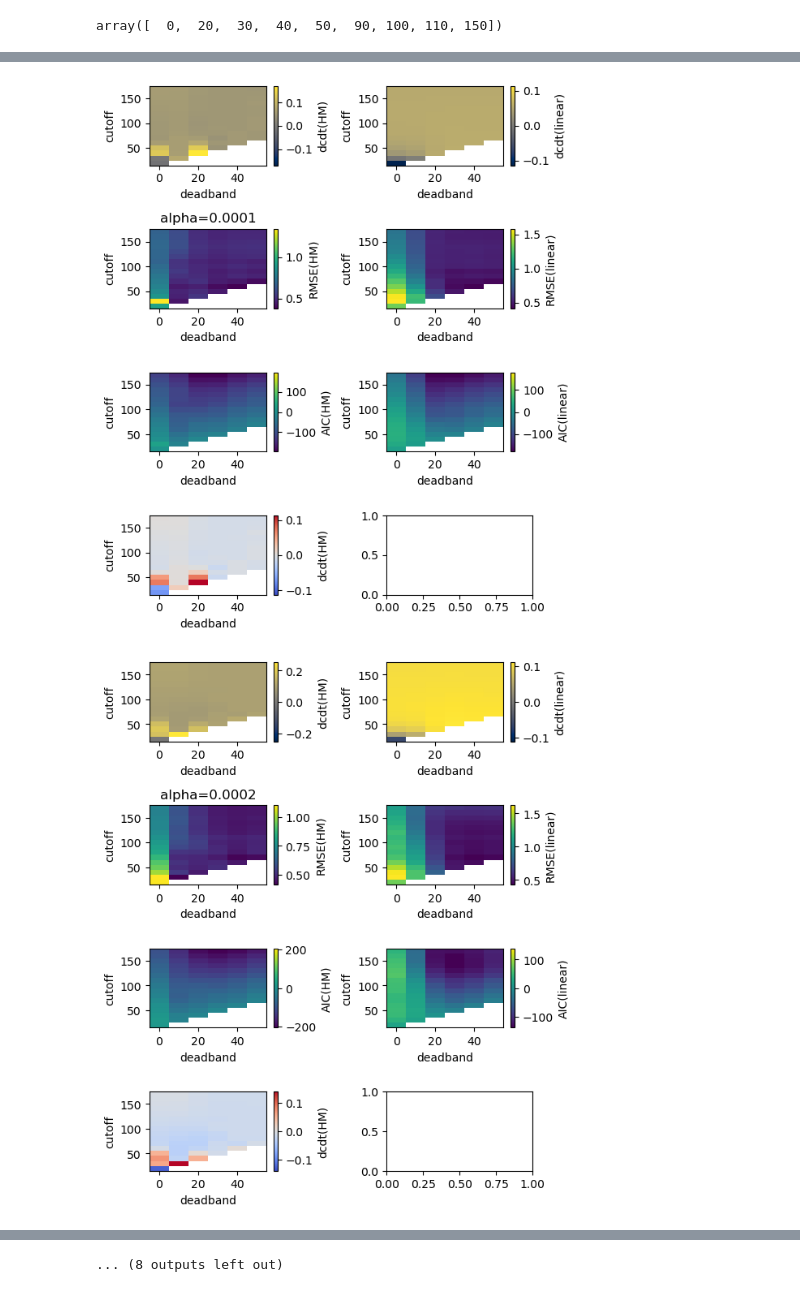
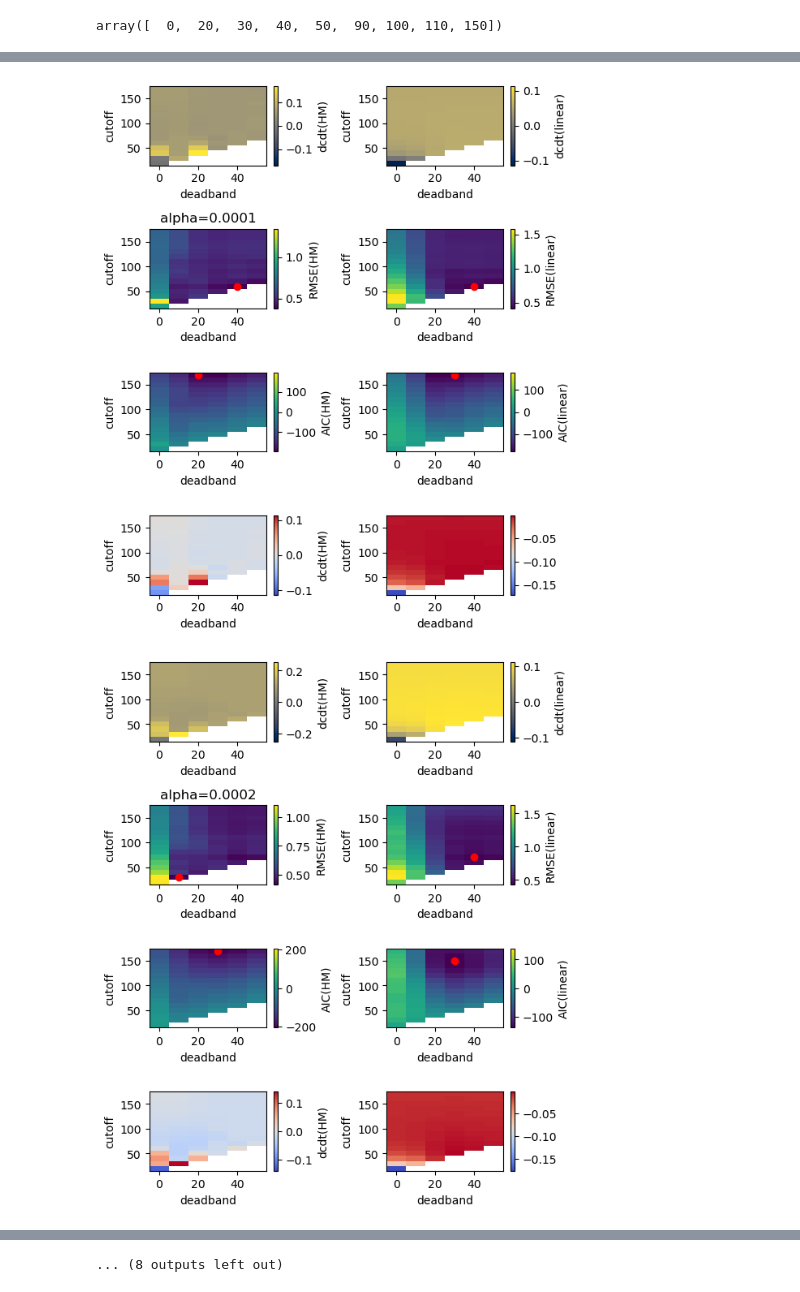
Before and after one commit to alexnaoki/soilgasflux_fcs, a Jupyter notebook: notebooks/analysis_synthetical.ipynb, the cells around one changed output, grey strips where cells are left out. Drawn from its saved outputs; the diff is of its cells as text; code cells hidden in the pictures.

```diff
--- a/notebooks/analysis_synthetical.ipynb
+++ b/notebooks/analysis_synthetical.ipynb
@@ -57,0 +102,12 @@ array([  0,  20,  30,  40,  50,  90, 100, 110, 150])
+# %%
+expected_ds['X_h2o'] = models.mole_fraction_water_vapor(temperature=expected_ds['temperature'],
+                                                        humidity=expected_ds['humidity'],
+                                                        pressure=expected_ds['pressure'])
+# %%
+expected_ds['mdf_dcdt'] = models.dcdt_from_soilgasflux(volume=expected_ds['volume'],
+                                                       area=expected_ds['area'],
+                                                       p0=expected_ds['pressure']/1000,
+                                                       w0=expected_ds['X_h2o'],
+                                                       t0=expected_ds['temperature'],
+                                                       soilgasflux=expected_ds['mdf']
+                                                       )
@@ -57,0 +117,2 @@ array([  0,  20,  30,  40,  50,  90, 100, 110, 150])
+# %%
+expected_ds['mdf_dcdt_change'] = (expected_ds['mdf_dcdt'][:]**2 + expected_ds['mdf_dcdt'][1:]**2)**(1/2)
@@ -57,0 +139,5 @@ array([  0,  20,  30,  40,  50,  90, 100, 110, 150])
+# %%
+fig, ax = plt.subplots(1,2, figsize=(10,3))
+expected_ds['mdf_dcdt_change'].plot(ax=ax[0],vmin=0, vmax=0.35)
+expected_ds['mdf_dcdt'].plot(ax=ax[1], vmin=0, vmax=0.35)
+fig.tight_layout()
@@ -58,29 +151,51 @@ array([  0,  20,  30,  40,  50,  90, 100, 110, 150])
 # %%
 for alpha in np.unique(expected_ds['alpha'].values):
     # print(d_startpoint)
     # d_startpoint = 20
 
     fig, ax = plt.subplots(4,2, figsize=(6,7))
 
     time_selection = expected_ds.where((expected_ds['alpha'] == alpha)&(expected_ds['d_startpoint']==0), drop=True).time
+    cutoff_coords, deadband_coords = ds.coords['cutoff'], ds.coords['deadband']
 
     ds.sel(time=time_selection)['dcdt(HM)'].median(dim=['time']).plot(ax=ax[0,0], cmap='cividis')
     ds.sel(time=time_selection)['dcdt(linear)'].median(dim=['time']).plot(ax=ax[0,1], cmap='cividis')
 
 
     ds.sel(time=time_selection)['RMSE(HM)'].median(dim=['time']).plot(ax=ax[1,0], cmap='viridis')
     ds.sel(time=time_selection)['RMSE(linear)'].median(dim=['time']).plot(ax=ax[1,1], cmap='viridis')
 
     ds.sel(time=time_selection)['AIC(HM)'].median(dim=['time']).plot(ax=ax[2,0], cmap='viridis')
     ds.sel(time=time_selection)['AIC(linear)'].median(dim=['time']).plot(ax=ax[2,1], cmap='viridis')
 
+    # ax[2,0].scatter(ds.sel(time=time_selection)['AIC(HM)'].argmin(dim=['time']), ds.sel(time=time_selection)['AIC(HM)'].min(dim=['time']), color='red')
+    # ax[2,0].scatter(20,100, color='red')
+
+    aic_argmin_HM = ds.sel(time=time_selection)['AIC(HM)'].median(dim=['time']).argmin(dim=['cutoff', 'deadband'])
+    aic_argmin_linear = ds.sel(time=time_selection)['AIC(linear)'].median(dim=['time']).argmin(dim=['cutoff', 'deadband'])
+
+    rmse_argmin_HM = ds.sel(time=time_selection)['RMSE(HM)'].median(dim=['time']).argmin(dim=['cutoff', 'deadband'])
+    rmse_argmin_linear = ds.sel(time=time_selection)['RMSE(linear)'].median(dim=['time']).argmin(dim=['cutoff', 'deadband'])
+
+    ax[2,0].scatter(deadband_coords[aic_argmin_HM['deadband']],
+                    cutoff_coords[aic_argmin_HM['cutoff']], color='red')
+    ax[2,1].scatter(deadband_coords[aic_argmin_linear['deadband']],
+                    cutoff_coords[aic_argmin_linear['cutoff']], color='red')
+
+    ax[1,0].scatter(deadband_coords[rmse_argmin_HM['deadband']],
+                    cutoff_coords[rmse_argmin_HM['cutoff']], color='red')
+    ax[1,1].scatter(deadband_coords[rmse_argmin_linear['deadband']],
+                    cutoff_coords[rmse_argmin_linear['cutoff']], color='red')
+
+
     (ds.sel(time=time_selection)['dcdt(HM)']-expected_ds.sel(time=time_selection)['dcdt(HM)']).median(dim=['time']).plot(ax=ax[3,0], cmap='coolwarm')
-    # (ds.sel(time=time_selection)['dcdt(linear)']-expected_ds.sel(time=time_selection)['dcdt(linear)']).median(dim=['time']).plot(ax=ax[3,1], cmap='coolwarm')
+    (ds.sel(time=time_selection)['dcdt(linear)']-expected_ds.sel(time=time_selection)['dcdt(HM)']).median(dim=['time']).plot(ax=ax[3,1], cmap='coolwarm')
 
 
     ax[1,0].set_title(f'alpha={alpha}')
     fig.tight_layout()
     fig.show()
+    # break
 # %% [output]
-[figure, old version]
+[figure, new version]
-[figure, old version]
+[figure, new version]
```
Also changed, not shown: parts of 12 cells of this notebook, 1 other file.
